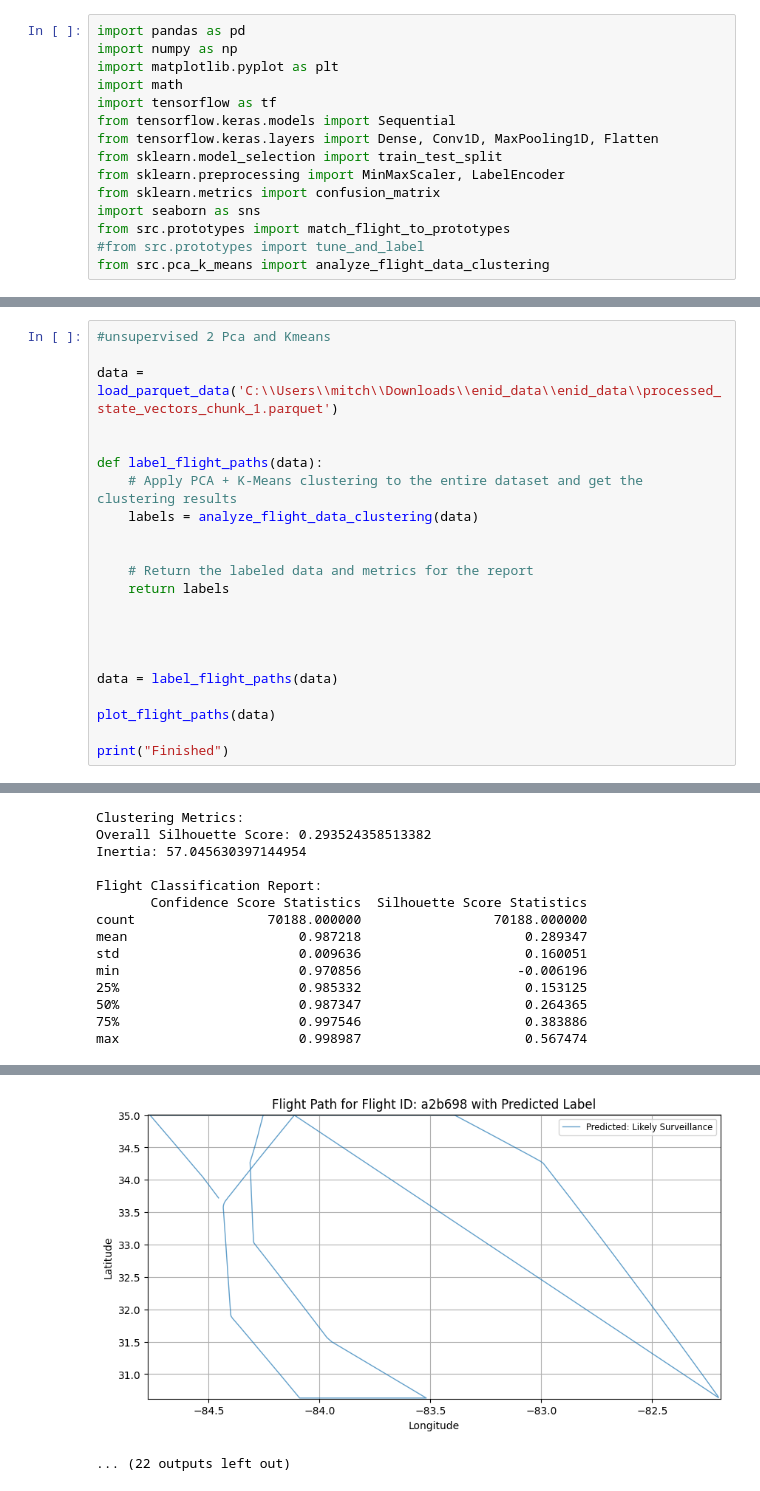
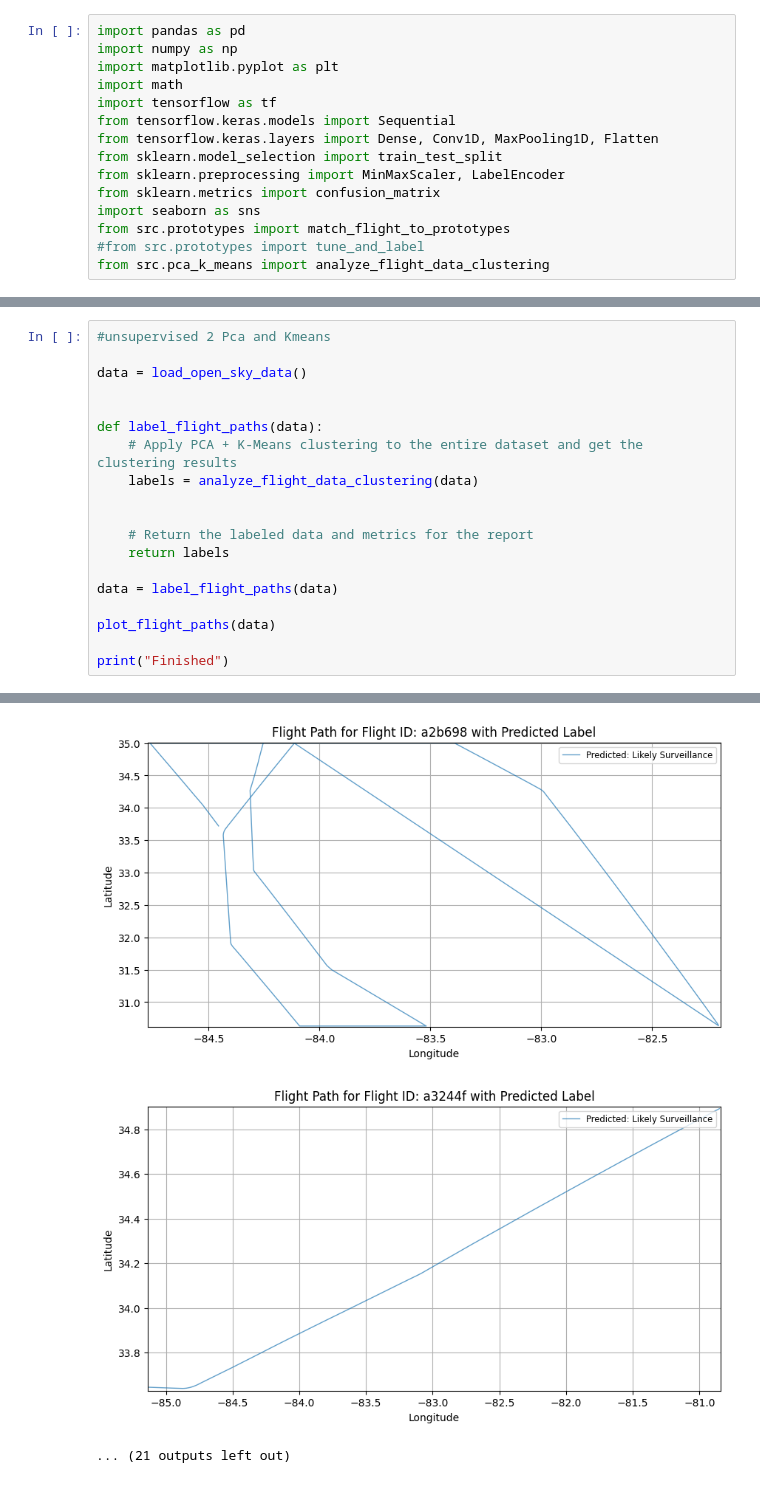
Before and after one commit to JewelsHovan/Aviation-Milestone2-Project, a Jupyter notebook: enid/flight_classification/flight_classification.ipynb, the cells around one changed output, grey strips where cells are left out. Saved outputs shown, nothing was run; the diff lists cells and outputs as text.

```diff
--- a/enid/flight_classification/flight_classification.ipynb
+++ b/enid/flight_classification/flight_classification.ipynb
@@ -419,7 +250,7 @@ max                       0.042665                     0.995747
 # %%
 #unsupervised 2 Pca and Kmeans
 
-data = load_parquet_data('C:\\Users\\mitch\\Downloads\\enid_data\\enid_data\\processed_state_vectors_chunk_1.parquet')
+data = load_open_sky_data()
 
 
 def label_flight_paths(data):
@@ -430,9 +261,6 @@ def label_flight_paths(data):
     # Return the labeled data and metrics for the report
     return labels
 
-
-
-
 data = label_flight_paths(data)
 
 plot_flight_paths(data)
@@ -472,17 +290,3 @@ Name: confidence_score, dtype: float64
 [figure]
 [figure]
 [figure]
-Clustering Metrics:
-Overall Silhouette Score: 0.293524358513382
-Inertia: 57.045630397144954
-
-Flight Classification Report:
-       Confidence Score Statistics  Silhouette Score Statistics
-count                 70188.000000                 70188.000000
-mean                      0.987218                     0.289347
-std                       0.009636                     0.160051
-min                       0.970856                    -0.006196
-25%                       0.985332                     0.153125
-50%                       0.987347                     0.264365
-75%                       0.997546                     0.383886
-max                       0.998987                     0.567474
@@ -489,5 +307,6 @@ max                       0.998987                     0.567474
 [figure]
 [figure]
 [figure]
 [figure]
-... (22 outputs left out)
+[figure, added]
+... (21 outputs left out)
```
Also changed, not shown: parts of 8 cells of this notebook, 7 other files.
